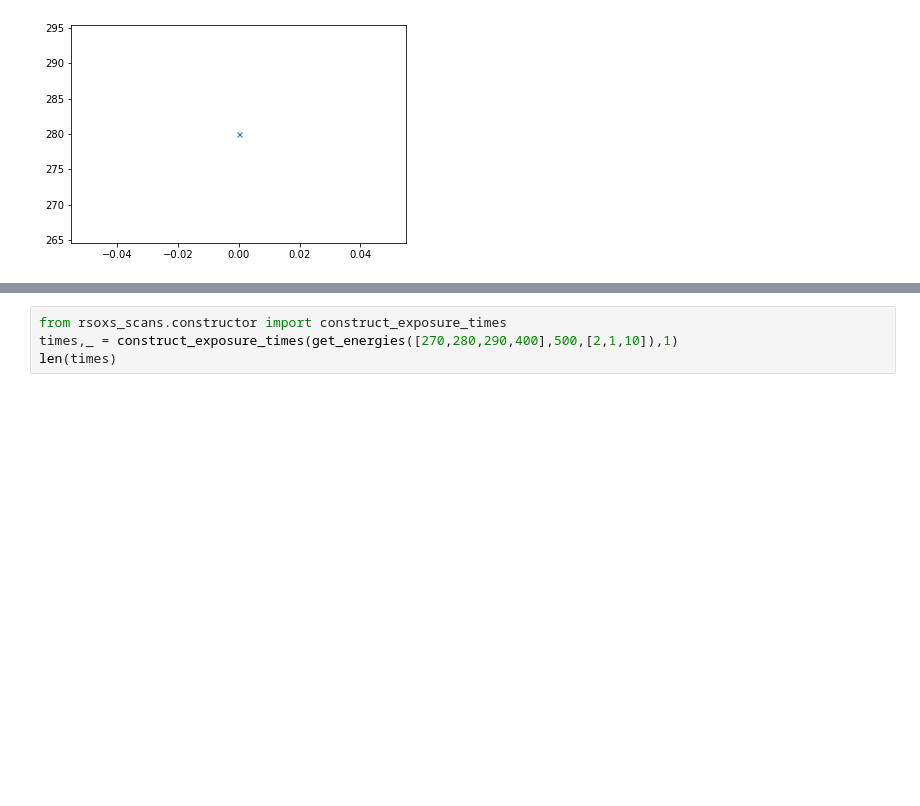
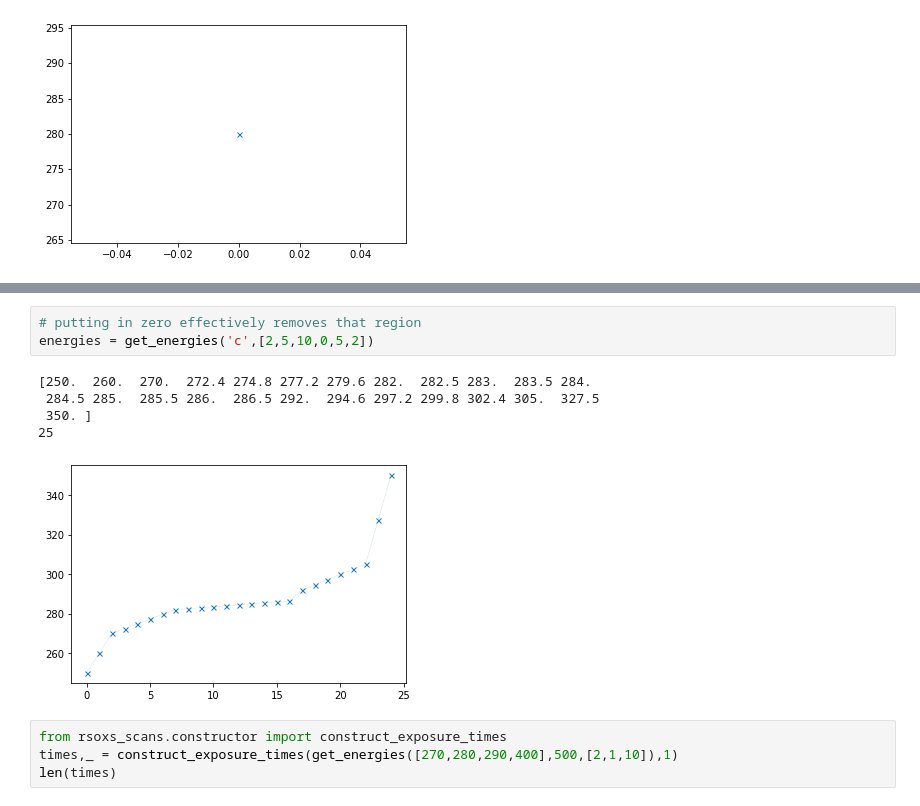
Before and after one commit to NSLS-II-SST/rsoxs_workflow, a Jupyter notebook: example/new scan stackv6.ipynb, the cells around one changed output, grey strips where cells are left out. Drawn from its saved outputs; the diff is of its cells as text; blank space fills up the shorter version.

```diff
--- a/example/new scan stackv6.ipynb
+++ b/example/new scan stackv6.ipynb
@@ -208,3 +188,12 @@ energies = get_energies(280)
+# %%
+# putting in zero effectively removes that region
+energies = get_energies('c',[2,5,10,0,5,2])
+# %% [output]
+[250.  260.  270.  272.4 274.8 277.2 279.6 282.  282.5 283.  283.5 284.
+ 284.5 285.  285.5 286.  286.5 292.  294.6 297.2 299.8 302.4 305.  327.5
+ 350. ]
+25
+[figure, added]
 # %%
 from rsoxs_scans.constructor import construct_exposure_times
 times,_ = construct_exposure_times(get_energies([270,280,290,400],500,[2,1,10]),1)
```
Also changed, not shown: parts of 3 cells of this notebook, 2 other files.
